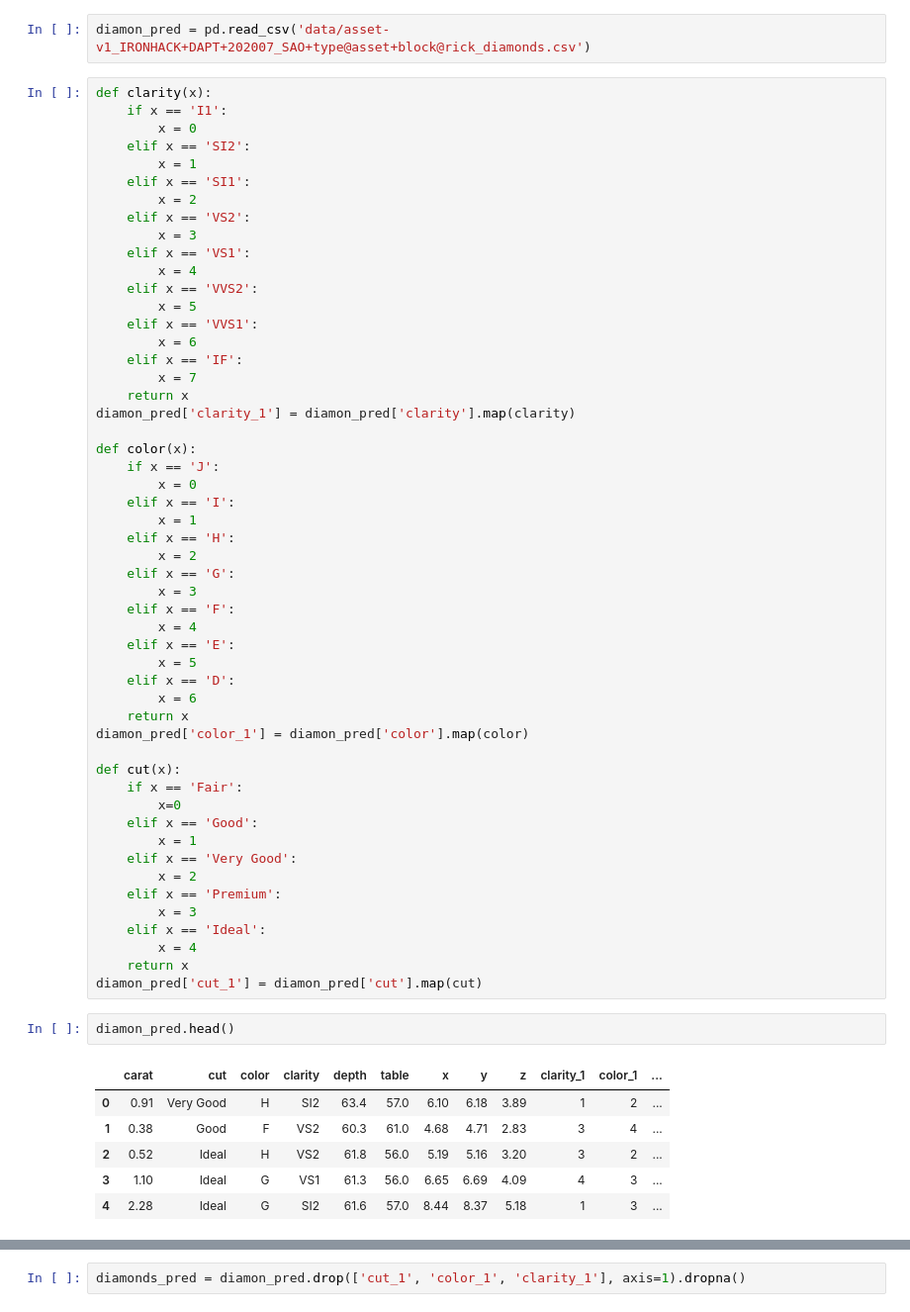
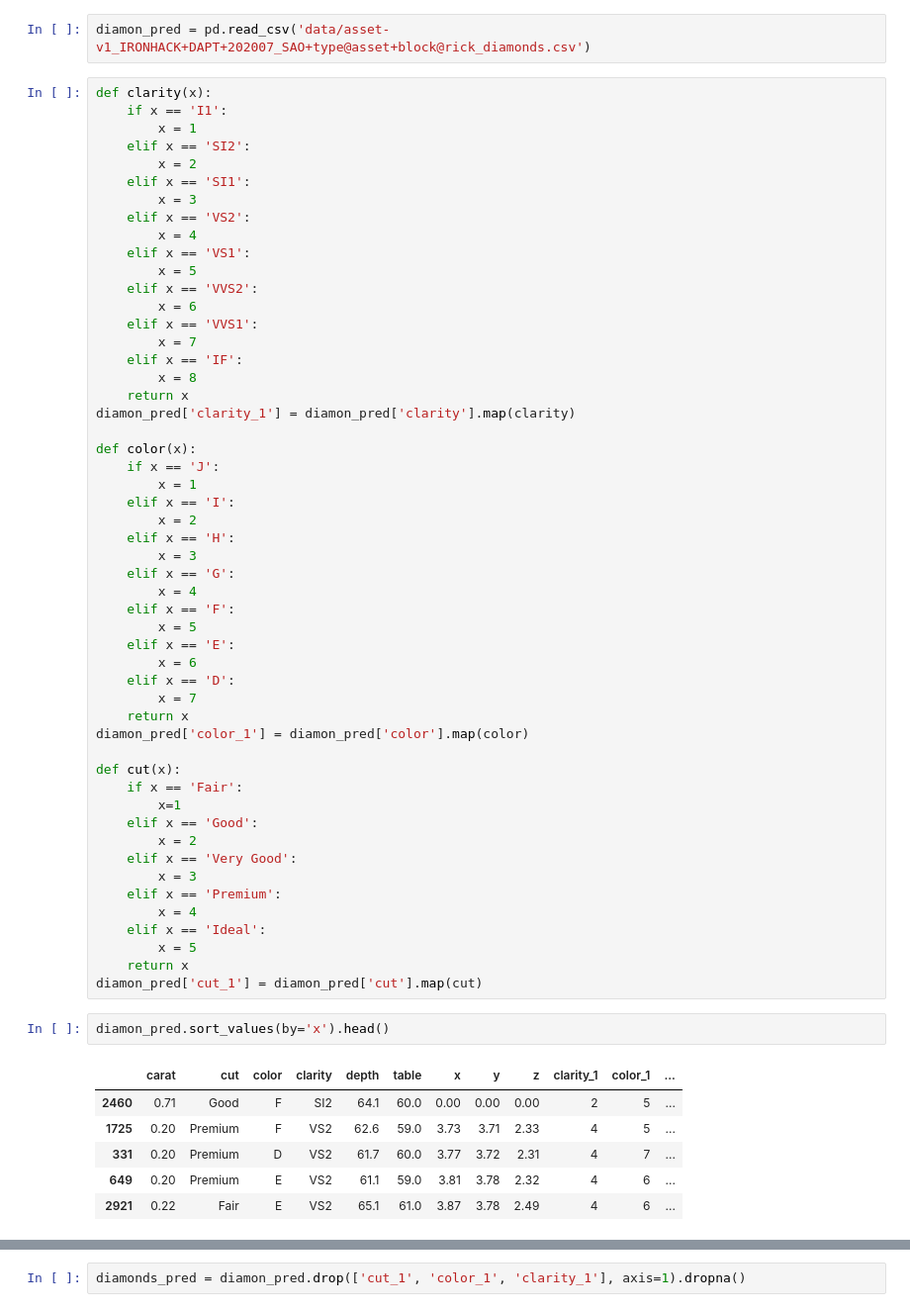
Before and after one commit to MatheusReali/project003_open-DiamondPricePrediction, a Jupyter notebook: 3.-Linear Regression.ipynb, the cells around one changed output, grey strips where cells are left out. Shown at 99% size. Saved outputs shown, nothing was run; the diff lists cells and outputs as text.

```diff
--- a/3.-Linear Regression.ipynb
+++ b/3.-Linear Regression.ipynb
@@ -442,61 +464,61 @@ diamon_pred = pd.read_csv('data/asset-v1_IRONHACK+DAPT+202007_SAO+type@asset+blo
 # %%
 def clarity(x):
     if x == 'I1':
-        x = 0
+        x = 1
     elif x == 'SI2':
-        x = 1
+        x = 2
     elif x == 'SI1':
-        x = 2
+        x = 3
     elif x == 'VS2':
-        x = 3
+        x = 4
     elif x == 'VS1':
-        x = 4
+        x = 5
     elif x == 'VVS2':
-        x = 5
+        x = 6
     elif x == 'VVS1':
-        x = 6
+        x = 7
     elif x == 'IF':
-        x = 7
+        x = 8
     return x
 diamon_pred['clarity_1'] = diamon_pred['clarity'].map(clarity)
 
 def color(x):
     if x == 'J':
-        x = 0
+        x = 1
     elif x == 'I':
-        x = 1
+        x = 2
     elif x == 'H':
-        x = 2
+        x = 3
     elif x == 'G':
-        x = 3
+        x = 4
     elif x == 'F':
-        x = 4
+        x = 5
     elif x == 'E':
-        x = 5
+        x = 6
     elif x == 'D':
-        x = 6
+        x = 7
     return x
 diamon_pred['color_1'] = diamon_pred['color'].map(color)
 
 def cut(x):
     if x == 'Fair':
-        x=0
+        x=1
     elif x == 'Good':
-        x = 1
+        x = 2
     elif x == 'Very Good':
-        x = 2
+        x = 3
     elif x == 'Premium':
-        x = 3
+        x = 4
     elif x == 'Ideal':
-        x = 4
+        x = 5
     return x
 diamon_pred['cut_1'] = diamon_pred['cut'].map(cut)
 # %%
-diamon_pred.head()
+diamon_pred.sort_values(by='x').head()
 # %% [output]
 |  | carat | cut | color | clarity | depth | table | x | y | z | clarity_1 | color_1 | ... |
-| 0 | 0.91 | Very Good | H | SI2 | 63.4 | 57.0 | 6.10 | 6.18 | 3.89 | 1 | 2 | ... |
-| 1 | 0.38 | Good | F | VS2 | 60.3 | 61.0 | 4.68 | 4.71 | 2.83 | 3 | 4 | ... |
-| 2 | 0.52 | Ideal | H | VS2 | 61.8 | 56.0 | 5.19 | 5.16 | 3.20 | 3 | 2 | ... |
-| 3 | 1.10 | Ideal | G | VS1 | 61.3 | 56.0 | 6.65 | 6.69 | 4.09 | 4 | 3 | ... |
-| 4 | 2.28 | Ideal | G | SI2 | 61.6 | 57.0 | 8.44 | 8.37 | 5.18 | 1 | 3 | ... |
+| 2460 | 0.71 | Good | F | SI2 | 64.1 | 60.0 | 0.00 | 0.00 | 0.00 | 2 | 5 | ... |
+| 1725 | 0.20 | Premium | F | VS2 | 62.6 | 59.0 | 3.73 | 3.71 | 2.33 | 4 | 5 | ... |
+| 331 | 0.20 | Premium | D | VS2 | 61.7 | 60.0 | 3.77 | 3.72 | 2.31 | 4 | 7 | ... |
+| 649 | 0.20 | Premium | E | VS2 | 61.1 | 59.0 | 3.81 | 3.78 | 2.32 | 4 | 6 | ... |
+| 2921 | 0.22 | Fair | E | VS2 | 65.1 | 61.0 | 3.87 | 3.78 | 2.49 | 4 | 6 | ... |
```
Also changed, not shown: parts of 34 cells of this notebook.
